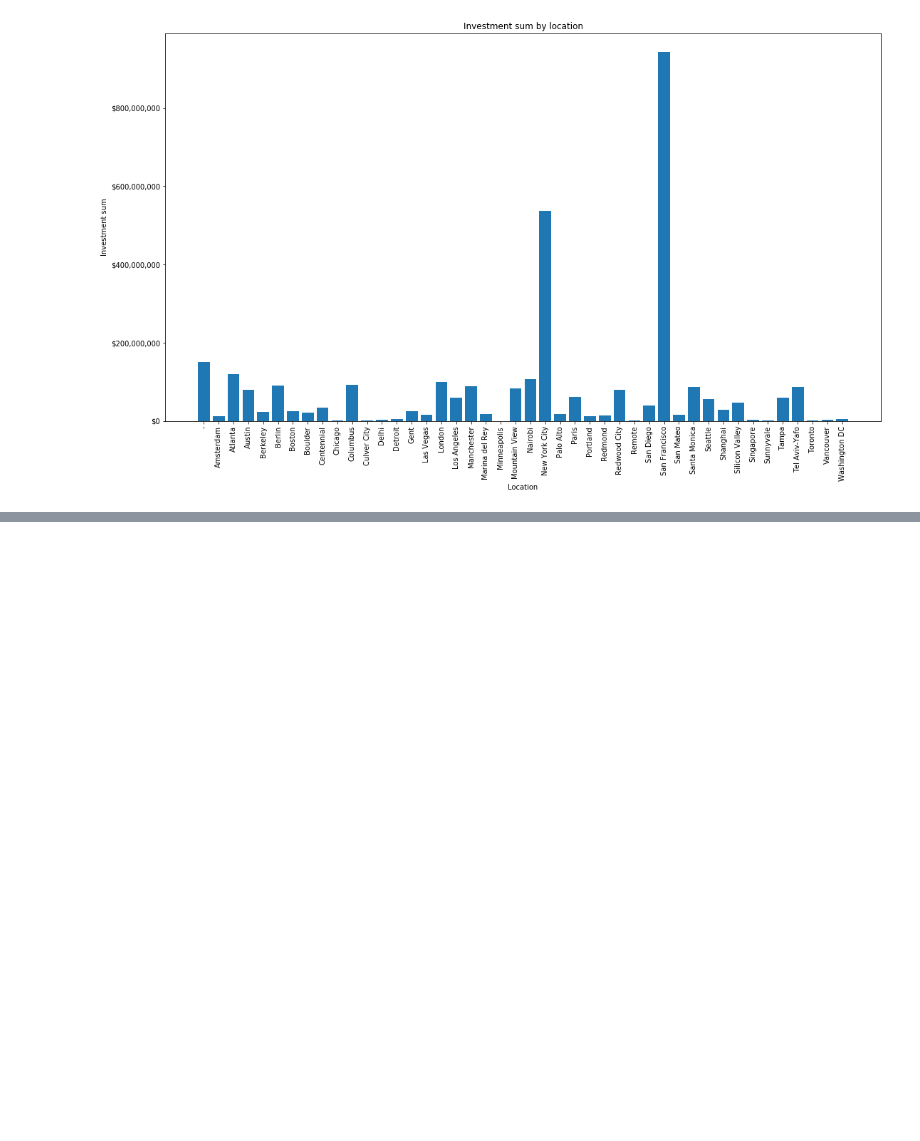
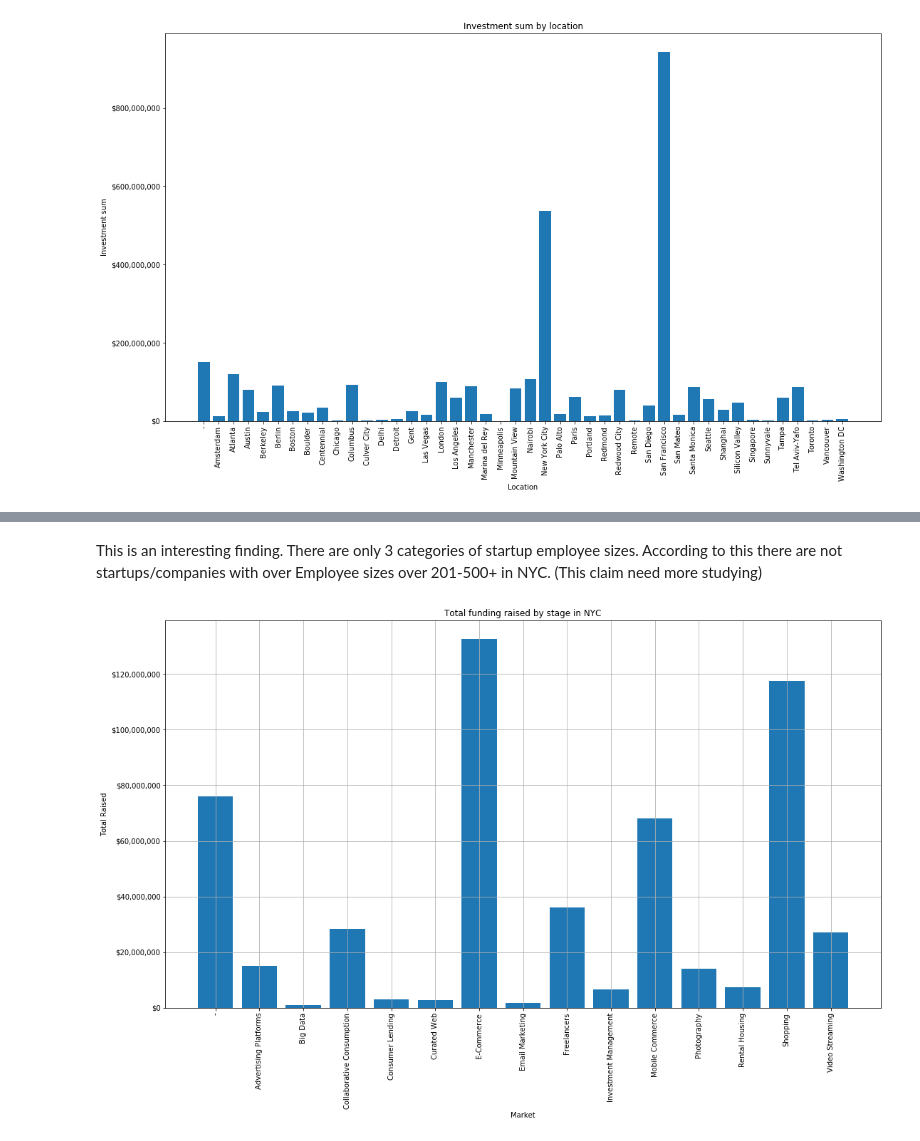
Before and after one commit to edantonio505/research_fail_startups, a Jupyter notebook: Startups Analysis Project.ipynb, the cells around one changed output, grey strips where cells are left out. Cells and saved outputs as stored; diff of their text form; code cells hidden in the pictures; blank space fills up the shorter version.

```diff
--- a/Startups Analysis Project.ipynb
+++ b/Startups Analysis Project.ipynb
@@ -496,0 +551,18 @@ New York City has a sum amount of investments of $536,981,781.00
+# %% [markdown]
+This is an interesting finding. There are only 3 categories of startup employee sizes. According to this there are not startups/companies with over Employee sizes over 201-500+ in NYC.  (This claim need more studying)
+# %%
+plot_data(
+    nyc_angelco_df,
+    x_col="Market",
+    y_col="Total_raised",
+    is_df=True,
+    grid=True,
+    plot_type="bar",
+    xlabel="Market",
+    ylabel="Total Raised",
+    title="Total funding raised by stage in NYC",
+    dollars= True,
+    x_axis_rotation = 90,
+)
+# %% [output]
+[figure, added]
```
Also changed, not shown: parts of 25 cells of this notebook.
